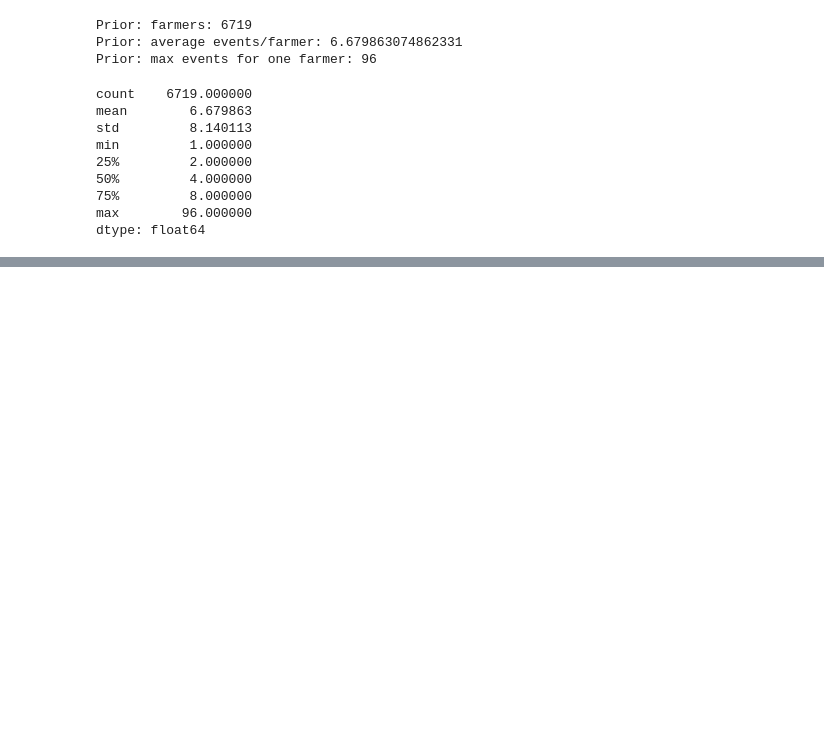
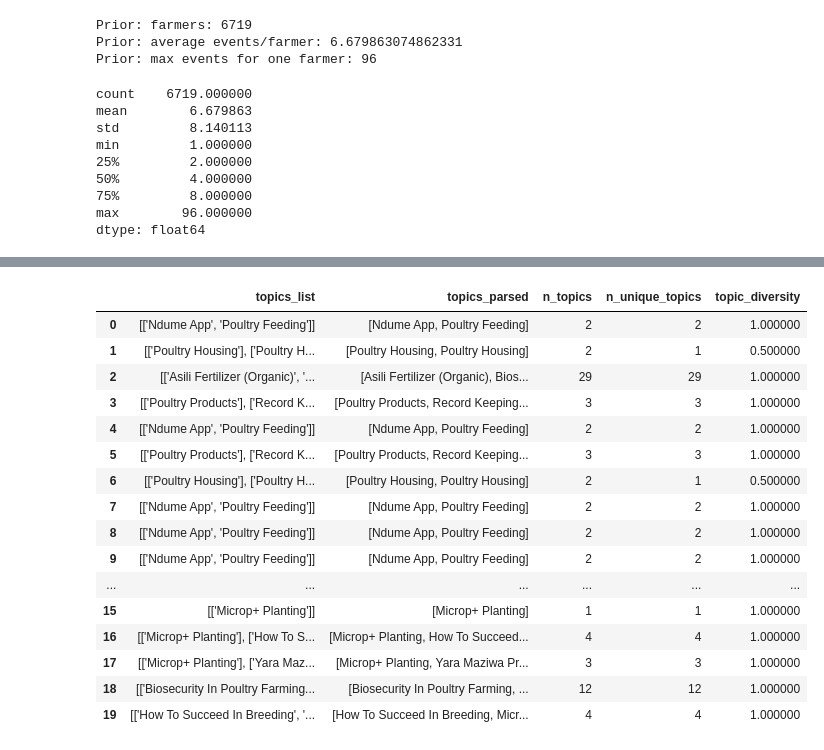
Before and after one commit to theerealhenry/DigiCow-ML-Project, a Jupyter notebook: Project DigiCow.ipynb, the cells around one changed output, grey strips where cells are left out. Cells and saved outputs as stored; diff of their text form; code cells hidden in the pictures; blank space fills up the shorter version.

Commit message:
transformed messy list-text fields into clean numerical/categorical features that models can learn from

```diff
--- a/Project DigiCow.ipynb
+++ b/Project DigiCow.ipynb
@@ -179,0 +343,25 @@ dtype: float64
+# %%
+# Apply parser to Train/Test/Prior
+
+def add_trainer_features(df):
+    trainer_lists = []
+    trainer_primary = []
+    n_trainers = []
+
+    for x in df["trainer"]:
+        t_list, t_primary, n_t = parse_trainer(x)
+        trainer_lists.append(t_list)
+        trainer_primary.append(t_primary)
+        n_trainers.append(n_t)
+
+    df = df.copy()
+    df["trainer_list"] = trainer_lists
+    df["trainer_primary"] = trainer_primary
+    df["n_trainers"] = n_trainers
+    return df
+
+train = add_trainer_features(train)
+test = add_trainer_features(test)
+prior = add_trainer_features(prior)
+
+train[['trainer', 'trainer_primary', 'n_trainers']].head(10)
@@ -179,0 +479,37 @@ dtype: float64
+# %%
+# Add topic list + basic count features
+
+def add_topic_features(df):
+    df = df.copy()
+    df["topics_parsed"] = df["topics_list"].apply(parse_topics)
+
+    df["n_topics"] = df["topics_parsed"].apply(len)
+    df["n_unique_topics"] = df["topics_parsed"].apply(lambda x: len(set(x)))
+    df["topic_diversity"] = df["n_unique_topics"] / df["n_topics"].replace(0, np.nan)
+    df["topic_diversity"] = df["topic_diversity"].fillna(0.0)
+
+    return df
+
+train = add_topic_features(train)
+test  = add_topic_features(test)
+prior = add_topic_features(prior)
+
+train[["topics_list", "topics_parsed", "n_topics", "n_unique_topics", "topic_diversity"]].head(20)
+# %% [output]
+|  | topics_list | topics_parsed | n_topics | n_unique_topics | topic_diversity |
+| 0 | [['Ndume App', 'Poultry Feeding']] | [Ndume App, Poultry Feeding] | 2 | 2 | 1.000000 |
+| 1 | [['Poultry Housing'], ['Poultry H... | [Poultry Housing, Poultry Housing] | 2 | 1 | 0.500000 |
+| 2 | [['Asili Fertilizer (Organic)', '... | [Asili Fertilizer (Organic), Bios... | 29 | 29 | 1.000000 |
+| 3 | [['Poultry Products'], ['Record K... | [Poultry Products, Record Keeping... | 3 | 3 | 1.000000 |
+| 4 | [['Ndume App', 'Poultry Feeding']] | [Ndume App, Poultry Feeding] | 2 | 2 | 1.000000 |
+| 5 | [['Poultry Products'], ['Record K... | [Poultry Products, Record Keeping... | 3 | 3 | 1.000000 |
+| 6 | [['Poultry Housing'], ['Poultry H... | [Poultry Housing, Poultry Housing] | 2 | 1 | 0.500000 |
+| 7 | [['Ndume App', 'Poultry Feeding']] | [Ndume App, Poultry Feeding] | 2 | 2 | 1.000000 |
+| 8 | [['Ndume App', 'Poultry Feeding']] | [Ndume App, Poultry Feeding] | 2 | 2 | 1.000000 |
+| 9 | [['Ndume App', 'Poultry Feeding']] | [Ndume App, Poultry Feeding] | 2 | 2 | 1.000000 |
+| ... | ... | ... | ... | ... | ... |
+| 15 | [['Microp+ Planting']] | [Microp+ Planting] | 1 | 1 | 1.000000 |
+| 16 | [['Microp+ Planting'], ['How To S... | [Microp+ Planting, How To Succeed... | 4 | 4 | 1.000000 |
+| 17 | [['Microp+ Planting'], ['Yara Maz... | [Microp+ Planting, Yara Maziwa Pr... | 3 | 3 | 1.000000 |
+| 18 | [['Biosecurity In Poultry Farming... | [Biosecurity In Poultry Farming, ... | 12 | 12 | 1.000000 |
+| 19 | [['How To Succeed In Breeding', '... | [How To Succeed In Breeding, Micr... | 4 | 4 | 1.000000 |
```
Also changed, not shown: parts of 15 cells of this notebook.
